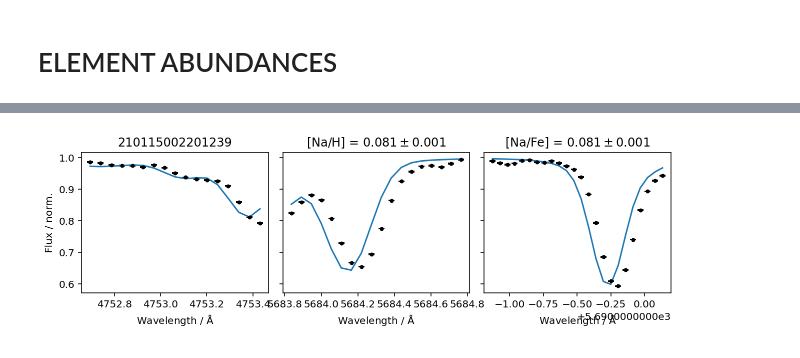
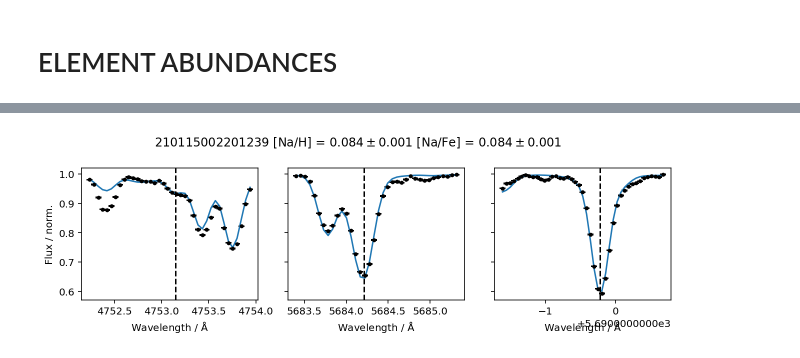
Before and after one commit to svenbuder/galah_korg, a Jupyter notebook: korg_for_galah_single.ipynb, the cells around one changed output, grey strips where cells are left out. Cells and saved outputs as stored; diff of their text form; code cells hidden in the pictures.

```diff
--- a/korg_for_galah_single.ipynb
+++ b/korg_for_galah_single.ipynb
@@ -27,4 +34,7 @@ from matplotlib.colors import LogNorm
 galah_lines = Korg.get_GALAH_DR3_linelist()
 # %%
 def rv_shift(rv_value, wavelength):
+    """
+    Shift the input wavelength array via a given radial velocity float
+    """
     return(wavelength / (1.+rv_value/299792.458))
@@ -51,2 +112,9 @@ spectrum = get_spectrum(sobject_id = 210115002201239)
+# %%
+# Prepare the line-spread function (LSF) to broaden the spectrum down to instrument resolution
+synthesis_wls = jl.seval('4700:0.01:7900')
+LSF_matrix = Korg.compute_LSF_matrix(
+    synthesis_wls,
+    spectrum['wave_vac'],
+    28_000)
 # %% [markdown]
 # ELEMENT ABUNDANCES
@@ -66,8 +120,0 @@ spectrum_s.write('Vesta_GALAH.csv',overwrite=True)
-# %%
-# synthesis_wls = jl.seval('7750:0.01:7800')
-synthesis_wls = jl.seval('4700:0.01:7900')
-
-LSF_matrix = Korg.compute_LSF_matrix(
-    synthesis_wls,
-    spectrum_s['waveobs'],
-    28_000)
@@ -83,34 +215,23 @@ windows[11] = [(Korg.air_to_vacuum(4751.4),Korg.air_to_vacuum(4752.2)),(Korg.air
 # %%
-elements = ["O", "Na"]
-
 for element in elements:
 
-    params = {element:0.0, 'vsini':5.3}
-    stellar_parameters = dict(Teff = 5772, logg = 4.44, m_H = 0.00, vmic = 1.06)
+    # Get pixels of observed and synthetic segments
+    obs_wl_mask = np.array(fit_results[element].obs_wl_mask)
+    mask_not_zero = np.where(obs_wl_mask[:-1] > 0)[0]
+    mask_begin = np.where(mask_not_zero[1:] - mask_not_zero[:-1] != 1)[0]
 
-    fit_result = Korg.Fit.fit_spectrum(
-        spectrum_s['waveobs'],
-        spectrum_s['flux'],
-        spectrum_s['err'],
-        galah_lines,
-        params,
-        stellar_parameters,
-        windows=windows[Korg.atomic_numbers[element]],
-        synthesis_wls=synthesis_wls, LSF_matrix=LSF_matrix
-    )
-
-    # Get pixels of observed and synthetic segments
-    obs_wl_mask = np.array(fit_result.obs_wl_mask)
-    mask_not_zero = np.where(obs_wl_mask[1:] > 0)[0]
-    mask_begin = np.where(mask_not_zero[1:] - mask_not_zero[:-1] != 1)[0]
     if len(mask_begin) > 0:
         obs_pixels = [[mask_not_zero[0],mask_not_zero[mask_begin[0]]]]
         syn_pixels = [[0,mask_begin[0]]]
-        for index in range(len(mask_begin)-1):
-            obs_pixels.append([mask_not_zero[mask_begin[index]+1],mask_not_zero[mask_begin[index+1]]])
-            syn_pixels.append([mask_begin[index]+1,mask_begin[index+1]])
-        obs_pixels.append([mask_not_zero[mask_begin[index+1]+1],mask_not_zero[-1]])
-        syn_pixels.append([mask_begin[index+1]+1,len(mask_not_zero)-1])
+        if len(mask_begin) > 1:
+            for index in range(len(mask_begin)-1):
+                obs_pixels.append([mask_not_zero[mask_begin[index]+1],mask_not_zero[mask_begin[index+1]]])
+                syn_pixels.append([mask_begin[index]+1,mask_begin[index+1]])
+            obs_pixels.append([mask_not_zero[mask_begin[index+1]+1],mask_not_zero[-1]])
+            syn_pixels.append([mask_begin[index+1]+1,len(mask_not_zero)-1])
+        else:
+            obs_pixels.append([mask_not_zero[mask_begin[index]+1],mask_not_zero[-1]])
+            syn_pixels.append([mask_begin[index]+1,len(mask_not_zero)-1])
     else:
         obs_pixels = [[mask_not_zero[0],mask_not_zero[-1]]]
         syn_pixels = [[0,len(mask_not_zero)-1]]
@@ -124,30 +245,39 @@ for element in elements:
         else:
             ax = gs
         ax.errorbar(
-            spectrum_s['waveobs'][obs_pixels[panel][0]:obs_pixels[panel][-1]],
-            spectrum_s['flux'][obs_pixels[panel][0]:obs_pixels[panel][-1]],
-            yerr = spectrum_s['err'][obs_pixels[panel][0]:obs_pixels[panel][-1]],
+            spectrum['wave_vac'][obs_pixels[panel][0]:obs_pixels[panel][-1]],
+            spectrum['flux_norm'][obs_pixels[panel][0]:obs_pixels[panel][-1]],
+            yerr = spectrum['flux_norm_unc'][obs_pixels[panel][0]:obs_pixels[panel][-1]],
             fmt = '.', c = 'k', capsize = 3
         )
+
         ax.plot(
-            spectrum_s['waveobs'][obs_pixels[panel][0]:obs_pixels[panel][-1]],
-            fit_result.best_fit_flux[syn_pixels[panel][0]:syn_pixels[panel][-1]]
+            spectrum['wave_vac'][obs_pixels[panel][0]:obs_pixels[panel][-1]],
+            fit_results[element].best_fit_flux[syn_pixels[panel][0]:syn_pixels[panel][-1]]
         )
 
-        parameter_result = fit_result.best_fit_params
-        params_sigma = np.sqrt(np.diag(fit_result.covariance[1]))
+        # Show expected line centers as dashed lines
+        if element == 'O': lines = [7771.9440,7774.1660,7775.3880]
+        if element == 'Na': lines = [4751.8218,5682.6333,5688.2050]
+        if element == 'Mg': lines = [4730.0286,5711.0880,7691.5500]
+        if element == 'Al': lines = [6696.0230,6698.6730,7835.3090,7836.1340]
+        if element == 'Eu': lines = [5818.7274,6645.0978]
+        for line in lines:
+            vac_line = Korg.air_to_vacuum(line)
+            if (
+                (vac_line > spectrum['wave_vac'][obs_pixels[panel][0]]) &
+                (vac_line < spectrum['wave_vac'][obs_pixels[panel][-1]])
+            ):
+                ax.axvline(vac_line,c='k',ls='dashed')
 
+        # Get results and uncertainties and add show them as title
+        parameter_result = fit_results[element].best_fit_params
+        params_sigma = np.sqrt(np.diag(fit_results[element].covariance[1]))
         if panel == 0:
-            if len(obs_pixels) > 1:
-                ax.set_title(str(spectrum['sobject_id']))
-            else:
-                ax.set_title(str(spectrum['sobject_id'])+r' ['+element+'/H] = $'+"{:.3f}".format(parameter_result[element])+' \pm '+"{:.3f}".format(params_sigma[np.where(np.array(fit_result.covariance[0])==element)[0][0]])+'$'+r' ['+element+'/Fe] = $'+"{:.3f}".format(parameter_result[element] - stellar_parameters['m_H'])+' \pm '+"{:.3f}".format(params_sigma[np.where(np.array(fit_result.covariance[0])==element)[0][0]])+'$')
+            f.suptitle(str(spectrum['sobject_id'])+r' ['+element+'/H] = $'+"{:.3f}".format(parameter_result[element])+' \pm '+"{:.3f}".format(params_sigma[np.where(np.array(fit_results[element].covariance[0])==element)[0][0]])+'$'+r' ['+element+'/Fe] = $'+"{:.3f}".format(parameter_result[element] - fixed_parameters['m_H'])+' \pm '+"{:.3f}".format(params_sigma[np.where(np.array(fit_results[element].covariance[0])==element)[0][0]])+'$')
             ax.set_ylabel('Flux / norm.')
-        if panel == 1:
-            ax.set_title(r'['+element+'/H] = $'+"{:.3f}".format(parameter_result[element])+' \pm '+"{:.3f}".format(params_sigma[np.where(np.array(fit_result.covariance[0])==element)[0][0]])+'$')
-        if panel == 2:
-            ax.set_title(r'['+element+'/Fe] = $'+"{:.3f}".format(parameter_result[element] - stellar_parameters['m_H'])+' \pm '+"{:.3f}".format(params_sigma[np.where(np.array(fit_result.covariance[0])==element)[0][0]])+'$')
         ax.set_xlabel(r'Wavelength / $\mathrm{\AA}$')
+
     plt.tight_layout()
     plt.show()
     plt.close()
@@ -156 +286 @@ for element in elements:
-[figure, old version]
+[figure, new version]
```
Also changed, not shown: parts of 13 cells of this notebook, 1 other file.
